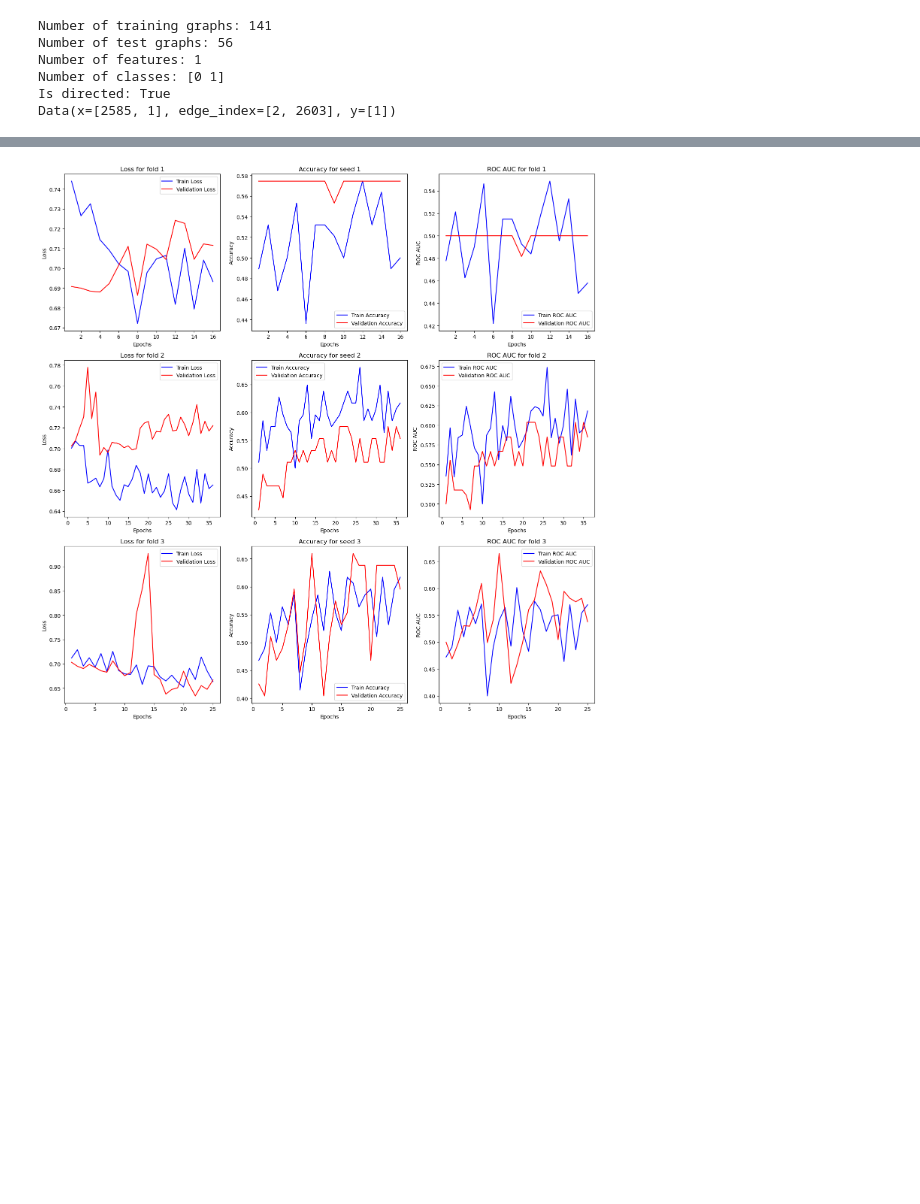
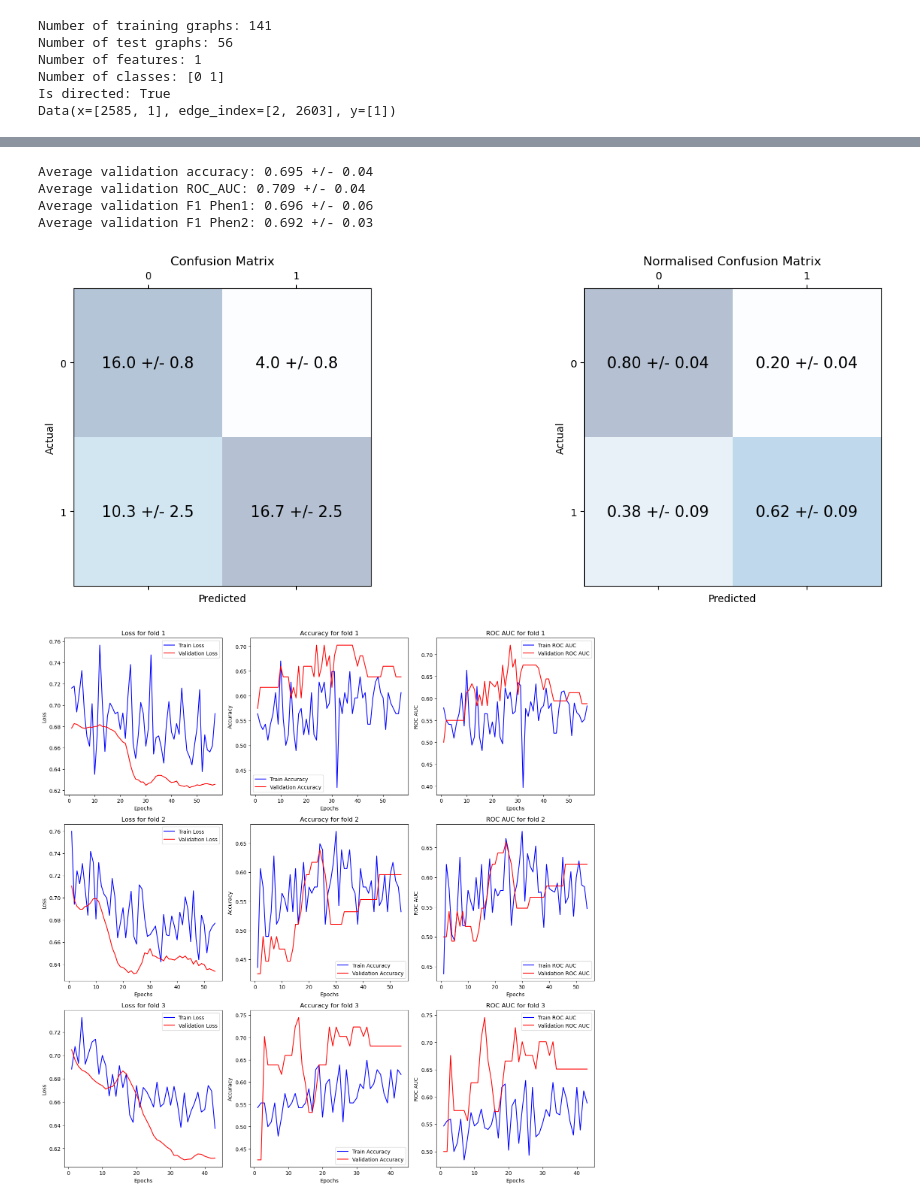
Before and after one commit to YvesMG1/Deep-Learning-Project, a Jupyter notebook: GNN_implementation.ipynb, the cells around one changed output, grey strips where cells are left out. Saved outputs shown, nothing was run; the diff lists cells and outputs as text; code cells hidden in the pictures; blank space fills up the shorter version.

```diff
--- a/GNN_implementation.ipynb
+++ b/GNN_implementation.ipynb
@@ -119,12 +129,11 @@ print(f"Using device: {device}")
 
 # Hyperparameters
 lr = 0.001
-weight_decay = 0.00001
-batch_size = 8
+weight_decay = 0.0001
+batch_size = 32
 layer_configs = [
-    {"in_channels": 128, "out_channels": 128, "dropout_rate": 0.3, "batch_norm": True, "residual": True},
-    {"in_channels": 128, "out_channels": 64, "dropout_rate": 0.3, "batch_norm": True, "residual": True},
-    {"in_channels": 64, "out_channels": 32, "dropout_rate": 0.3, "batch_norm": True, "residual": True},
+    {"in_channels": 128, "out_channels": 64, "dropout_rate": 0.1, "batch_norm": True, "residual": True},
+    {"in_channels": 64, "out_channels": 64, "dropout_rate": 0.1, "batch_norm": True, "residual": True},
 ]
 
 loss_fn = torch.nn.CrossEntropyLoss()
@@ -150,7 +159,7 @@ for fold, (train_idx, test_idx) in enumerate(skf.split(train_graph_data, train_l
     best_val_loss = np.inf
     best_roc_auc = 0
     best_model = None
-    patience = 20
+    patience = 30
 
 
     for epoch in range(num_epochs):
@@ -163,11 +172,12 @@ for fold, (train_idx, test_idx) in enumerate(skf.split(train_graph_data, train_l
         results = update_results(results, fold, epoch, train_loss, train_confusion_matrix, val_loss, val_confusion_matrix)
 
         # Early stopping
-        if results[fold]['val_roc_auc'][-1] > best_roc_auc:
-            best_roc_auc = results[fold]['val_roc_auc'][-1]
+        if results[fold + 1]['val_roc_auc'][-1] > best_roc_auc:
+            best_roc_auc = results[fold + 1]['val_roc_auc'][-1]
             best_val_epoch = epoch + 1
+            results[fold + 1]['best_val_epoch'] = best_val_epoch
             best_model = model.state_dict().copy()
-            patience = 15
+            patience = 30
         else:
             patience -= 1
             if patience == 0:
@@ -175,8 +185,8 @@ for fold, (train_idx, test_idx) in enumerate(skf.split(train_graph_data, train_l
                 break
 
         # print epoch results
-        print(f"Epoch: {epoch + 1}, Train Loss: {train_loss:.4f}, Train Acc: {results[fold]['train_accuracy'][-1]:.4f}")
-        print(f"Epoch: {epoch + 1}, Val Loss: {val_loss:.4f}, Val Acc: {results[fold]['val_accuracy'][-1]:.4f}, Val ROC_AUC: {results[fold]['val_roc_auc'][-1]:.4f}, Val F1 Phen1: {results[fold]['val_f1_phen1'][-1]:.4f}, Val F1 Phen2: {results[fold]['val_f1_phen2'][-1]:.4f}")
+        print(f"Epoch: {epoch + 1}, Train Loss: {train_loss:.4f}, Train Acc: {results[fold + 1]['train_accuracy'][-1]:.4f}")
+        print(f"Epoch: {epoch + 1}, Val Loss: {val_loss:.4f}, Val Acc: {results[fold + 1]['val_accuracy'][-1]:.4f}, Val ROC_AUC: {results[fold + 1]['val_roc_auc'][-1]:.4f}, Val F1 Phen1: {results[fold + 1]['val_f1_phen1'][-1]:.4f}, Val F1 Phen2: {results[fold + 1]['val_f1_phen2'][-1]:.4f}")
 
         # update learning rate
         scheduler.step(val_loss)
@@ -206,4 +216,11 @@ Early stopping at epoch 25
-# %%
-plot_results(results, FOLDS)
-# %% [output]
-[figure, removed]
+# %%
+print_val_results(results)
+plot_confusion_matrix(results)
+plot_results(results, FOLDS)
+# %% [output]
+Average validation accuracy: 0.695 +/- 0.04
+Average validation ROC_AUC: 0.709 +/- 0.04
+Average validation F1 Phen1: 0.696 +/- 0.06
+Average validation F1 Phen2: 0.692 +/- 0.03
+[figure, added]
+[figure, added]
```
Also changed, not shown: parts of 19 cells of this notebook, 17 other files.
